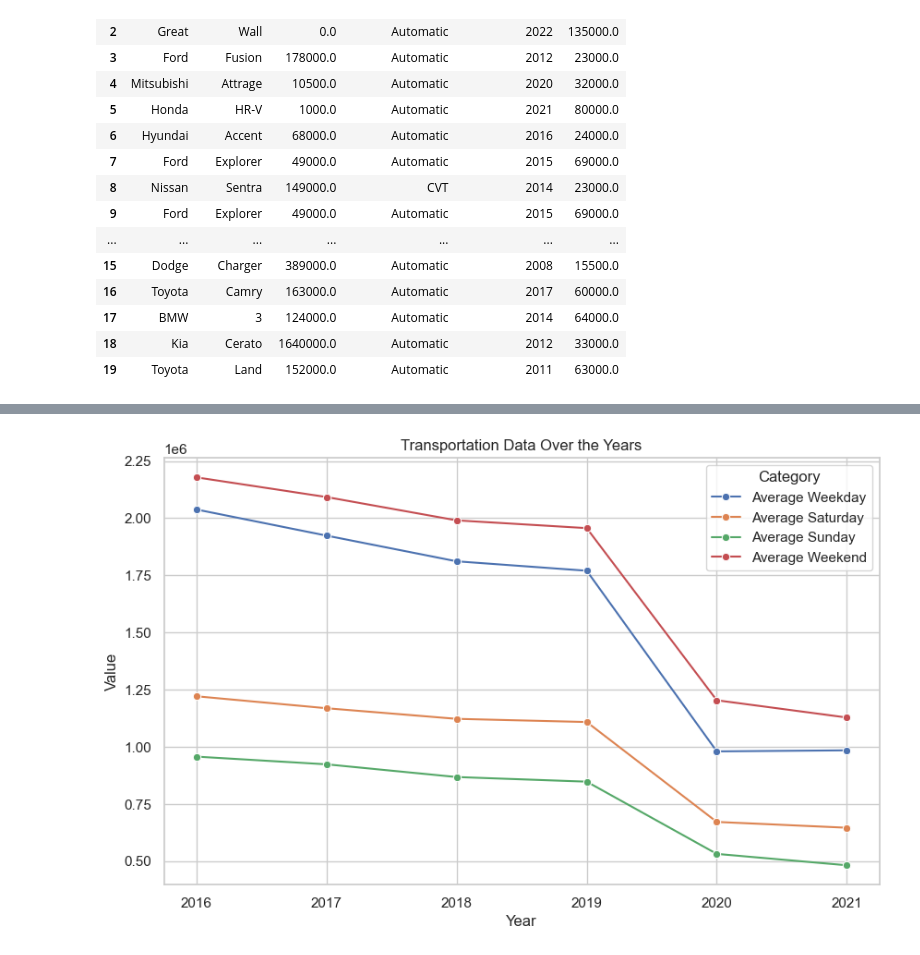
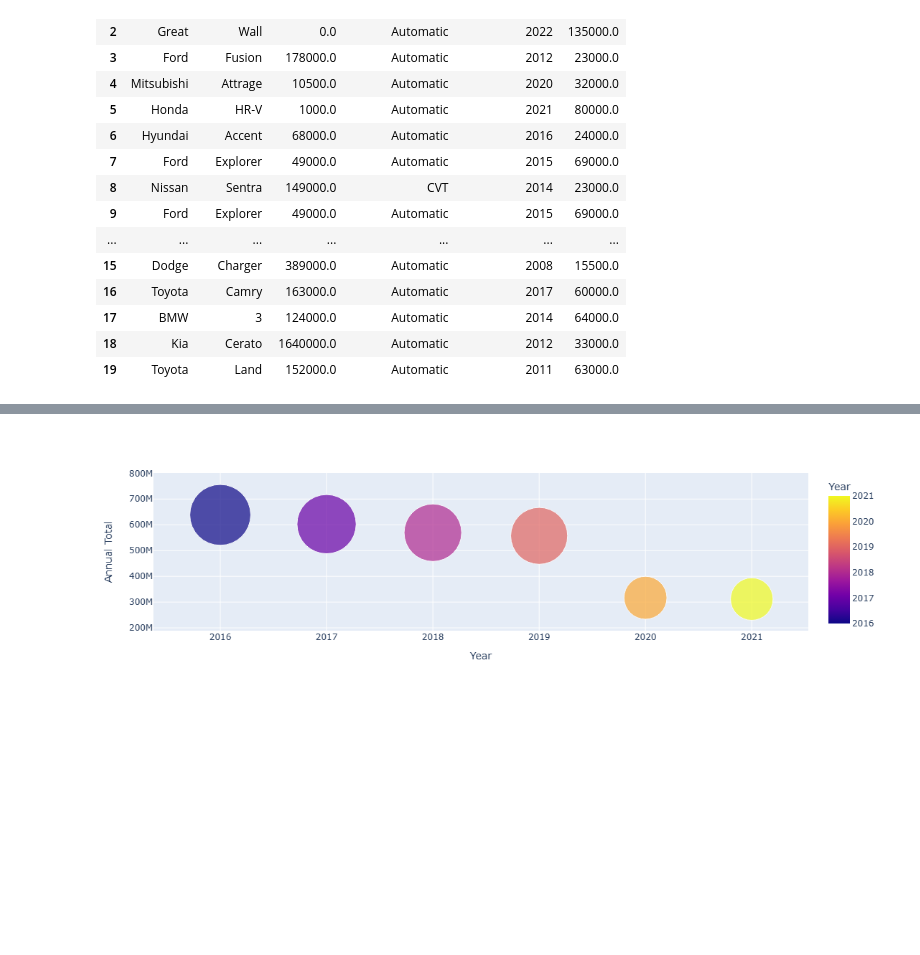
Before and after one commit to Nada-x/Public-Transportation, a Jupyter notebook: team2.ipynb, the cells around one changed output, grey strips where cells are left out. Saved outputs shown, nothing was run; the diff lists cells and outputs as text; code cells hidden in the pictures; blank space fills up the shorter version.

```diff
--- a/team2.ipynb
+++ b/team2.ipynb
@@ -279,22 +132,6 @@ df.head(20)
-# %%
-data = {
-    'Year': [2016, 2017, 2018, 2019, 2020, 2021],
-    'Average Weekday': [2038119, 1923993, 1811605, 1770394, 980374, 984865],
-    'Average Saturday': [1221299, 1168978, 1122626, 1108809, 671835, 646302],
-    'Average Sunday': [957427, 923694, 868057, 847931, 532002, 482090],
-    'Average Weekend': [2178725, 2092672, 1990683, 1956740, 1203837, 1128392]
-}
-
-df = pd.DataFrame(data)
-
-plt.figure(figsize=(10, 6))
-sns.set(style="whitegrid")
-sns.lineplot(data=df.melt('Year', var_name='Category', value_name='Value'), x='Year', y='Value', hue='Category', marker='o')
-
-plt.xlabel('Year')
-plt.ylabel('Value')
-plt.title('Transportation Data Over the Years')
-
-plt.show()
-# %% [output]
-[figure, removed]
+# %%
+fig = px.scatter(df4, x='Year', y='Annual Total',
+        size='Annual Total', color='Year', hover_name='Year', size_max=60)
+fig.show()
+# %% [output]
+[figure, added]
```
Also changed, not shown: parts of 14 cells of this notebook, 1 other file.
